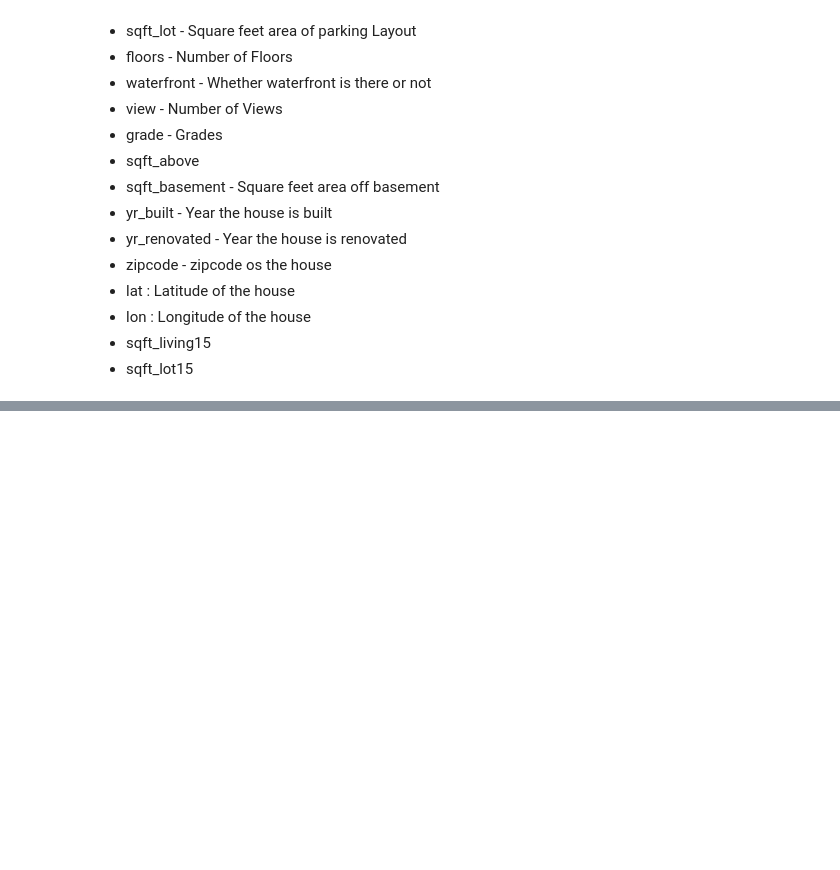
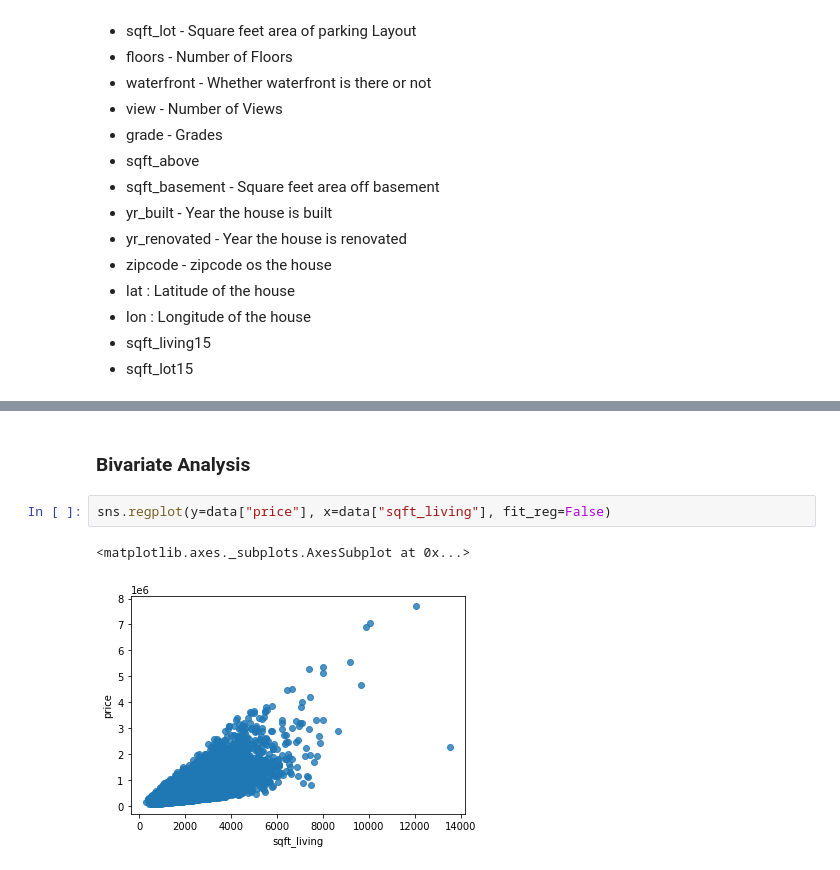
Before and after one commit to Mumo-vicky/House-Prices-Prediction, a Jupyter notebook: House_Prices_Prediction.ipynb, the cells around one changed output, grey strips where cells are left out. Cells and saved outputs as stored; diff of their text form; blank space fills up the shorter version.

```diff
--- a/House_Prices_Prediction.ipynb
+++ b/House_Prices_Prediction.ipynb
@@ -138,0 +221,7 @@ plt.show()
+# %% [markdown]
+### **Bivariate Analysis**
+# %%
+sns.regplot(y=data["price"], x=data["sqft_living"], fit_reg=False)
+# %% [output]
+<matplotlib.axes._subplots.AxesSubplot at 0x...>
+[figure, added]
```
Also changed, not shown: parts of 107 cells of this notebook.
